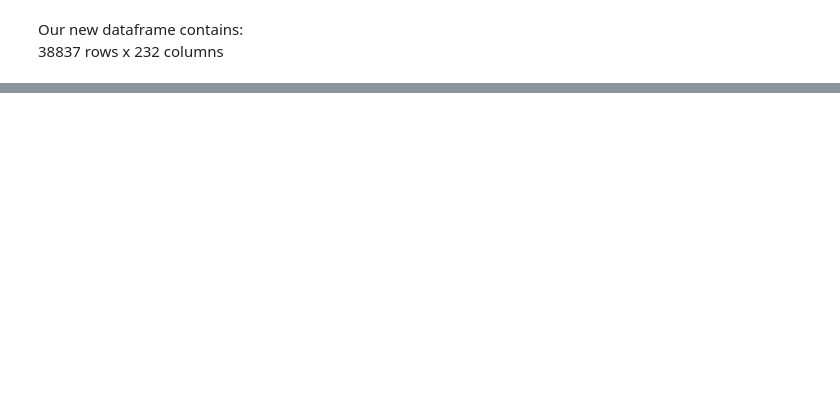
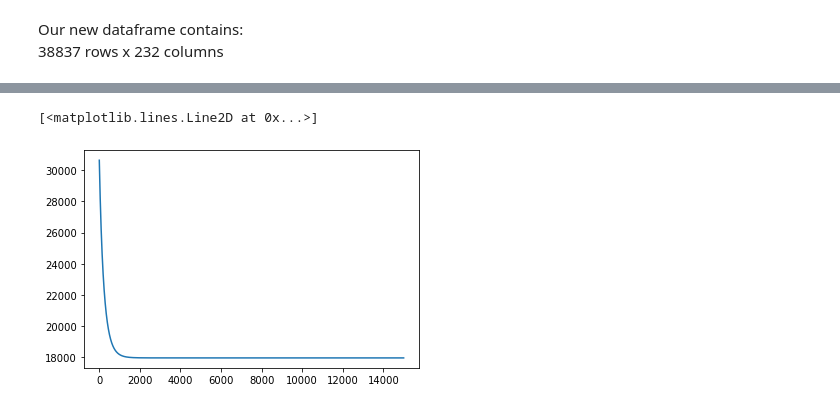
Before and after one commit to Sgipn/Airbnb_PricePred, a Jupyter notebook: notebooks/OLS.ipynb, the cells around one changed output, grey strips where cells are left out. Cells and saved outputs as stored; diff of their text form; code cells hidden in the pictures; blank space fills up the shorter version.

Commit message:
Added in standardizing function & updated model

```diff
--- a/notebooks/OLS.ipynb
+++ b/notebooks/OLS.ipynb
@@ -165,0 +198,2 @@ X = data.drop(["price"], axis=1)
+# %%
+x = (X_Data).values
@@ -165,0 +202,4 @@ X = data.drop(["price"], axis=1)
+# %%
+from sklearn.model_selection import train_test_split
+
+Xtrain, Xtest, Ytrain, Ytest = train_test_split(x, Y, test_size=0.2, random_state=42)
@@ -165,0 +208,26 @@ X = data.drop(["price"], axis=1)
+# %%
+def CostFunction(x, y, w, b):
+    cost = np.sum((((x.dot(w) + b) - y) ** 2) / (2 * len(y)))
+    return cost
+
+
+def GradientDescent(x, y, w, b, learning_rate, epochs):
+    cost_list = [0] * epochs
+
+    for epoch in range(epochs):
+        z = x.dot(w) + b
+        loss = z - y
+
+        weight_gradient = x.T.dot(loss) / len(y)
+        bias_gradient = np.sum(loss) / len(y)
+
+        w = w - learning_rate * weight_gradient
+        b = b - learning_rate * bias_gradient
+
+        cost = CostFunction(x, y, w, b)
+        cost_list[epoch] = cost
+
+        if epoch % (epochs / 10) == 0:
+            print("Cost is:", cost)
+
+    return w, b, cost_list
@@ -165,0 +236,4 @@ X = data.drop(["price"], axis=1)
+# %%
+w, b, c = GradientDescent(
+    Xtrain, Ytrain, np.zeros(Xtrain.shape[1]), 0, 0.002, epochs=15000
+)
@@ -165,0 +252,5 @@ X = data.drop(["price"], axis=1)
+# %%
+plt.plot(c)
+# %% [output]
+[<matplotlib.lines.Line2D at 0x...>]
+[figure, added]
```
Also changed, not shown: parts of 18 cells of this notebook.
